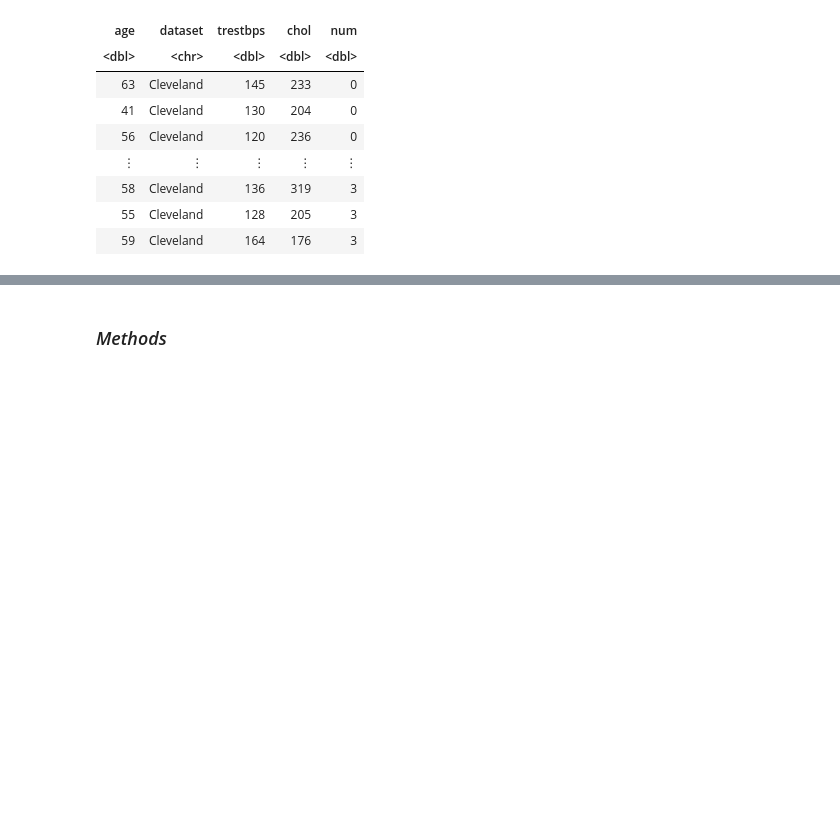
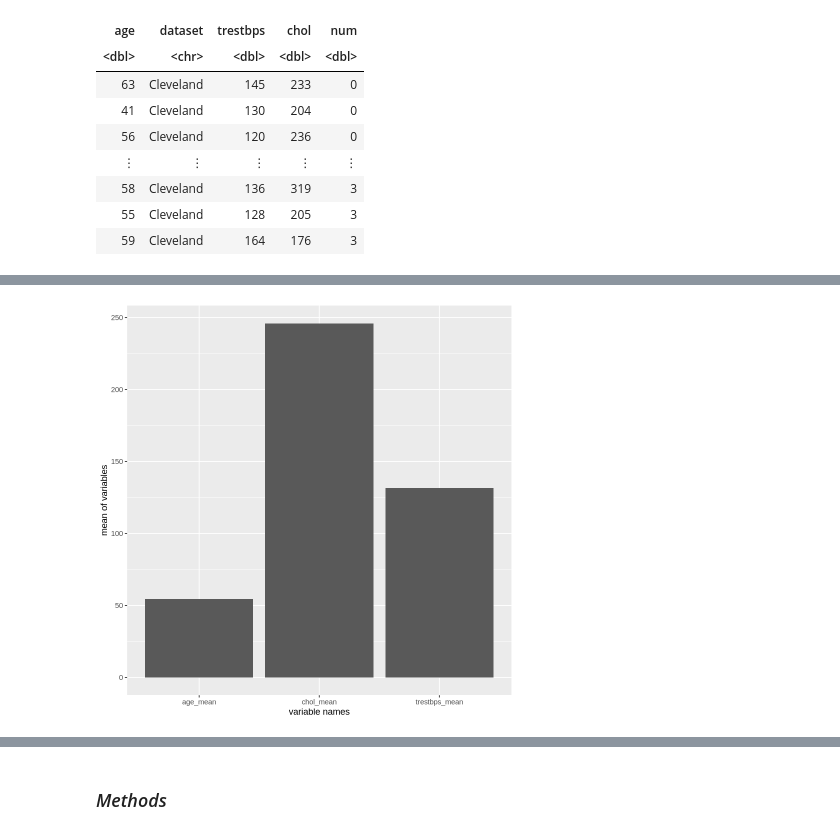
Before and after one commit to jenpari3/Audit_Group_Proposal, a Jupyter notebook: Heart_Group_Proposal.ipynb, the cells around one changed output, grey strips where cells are left out. Cells and saved outputs as stored; diff of their text form; code cells hidden in the pictures; blank space fills up the shorter version.

```diff
--- a/Heart_Group_Proposal.ipynb
+++ b/Heart_Group_Proposal.ipynb
@@ -128,4 +133,11 @@ A tibble: 1 × 1
 | <int> |
 | 0 |
 # %%
-#graph for summarized data
+#graph for mean data
+heart_data_mean_plot <- heart_data_mean |>
+    ggplot(aes(x = variables, y = mean)) +
+    geom_bar(stat = "identity") +
+    labs(x = "variable names", y = "mean of variables")
+heart_data_mean_plot
+# %% [output]
+[figure, added]
```
Also changed, not shown: parts of 2 cells of this notebook.
